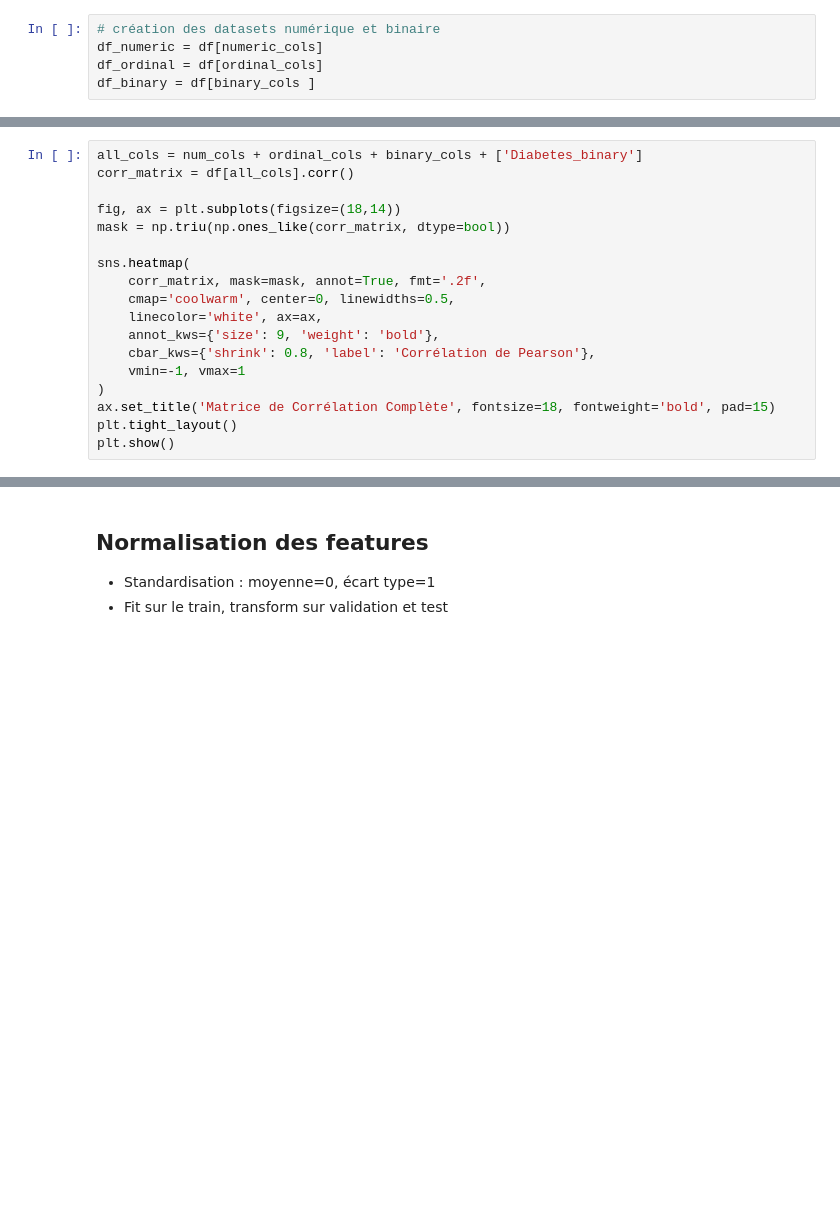
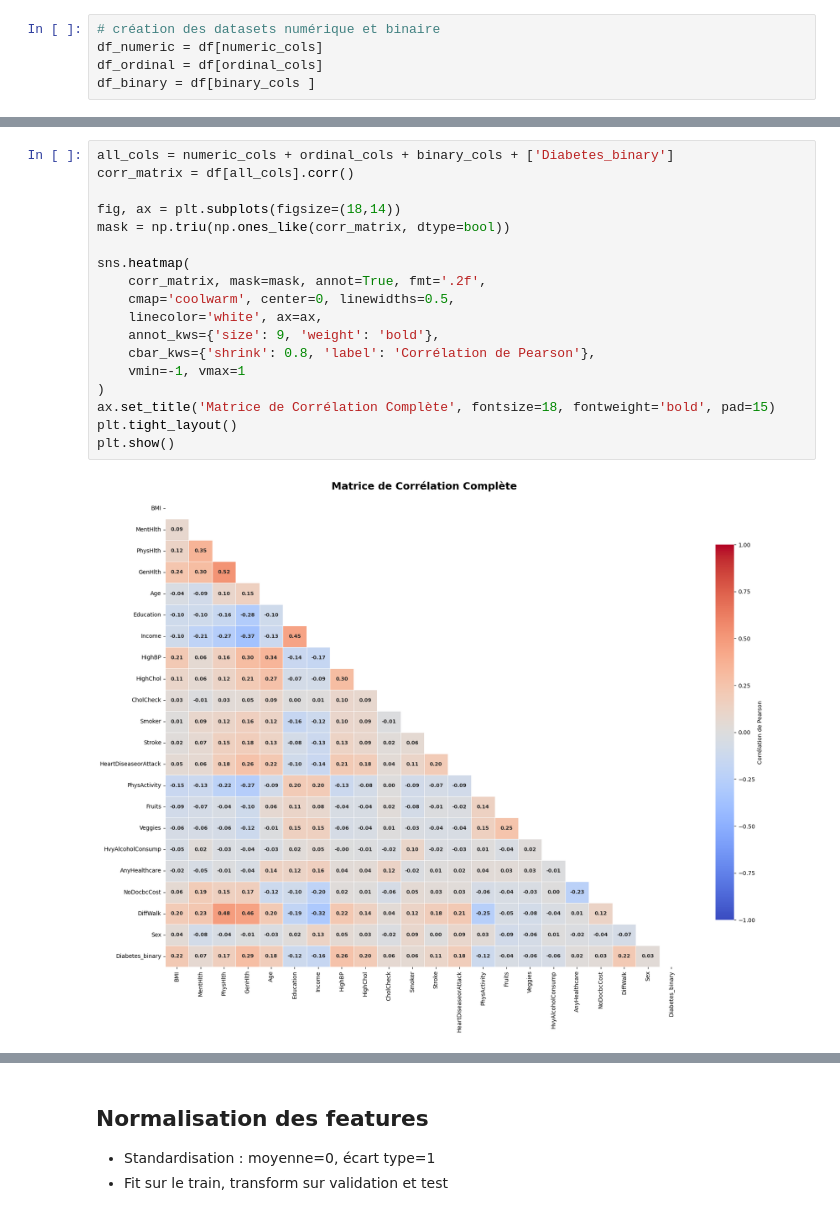
Before and after one commit to A4-CESI/deep_learning, a Jupyter notebook: preprocessing/preprocessingg.ipynb, the cells around one changed output, grey strips where cells are left out. Saved outputs shown, nothing was run; the diff lists cells and outputs as text; blank space fills up the shorter version.

```diff
--- a/preprocessing/preprocessingg.ipynb
+++ b/preprocessing/preprocessingg.ipynb
@@ -349,18 +435,20 @@ plt.show()
 # %%
-all_cols = num_cols + ordinal_cols + binary_cols + ['Diabetes_binary']
+all_cols = numeric_cols + ordinal_cols + binary_cols + ['Diabetes_binary']
 corr_matrix = df[all_cols].corr()
 
 fig, ax = plt.subplots(figsize=(18,14))
 mask = np.triu(np.ones_like(corr_matrix, dtype=bool))
 
 sns.heatmap(
     corr_matrix, mask=mask, annot=True, fmt='.2f',
     cmap='coolwarm', center=0, linewidths=0.5,
     linecolor='white', ax=ax,
     annot_kws={'size': 9, 'weight': 'bold'},
     cbar_kws={'shrink': 0.8, 'label': 'Corrélation de Pearson'},
     vmin=-1, vmax=1
 )
 ax.set_title('Matrice de Corrélation Complète', fontsize=18, fontweight='bold', pad=15)
 plt.tight_layout()
 plt.show()
+# %% [output]
+[figure, added]
```
Also changed, not shown: parts of 19 cells of this notebook, 1 other file.
